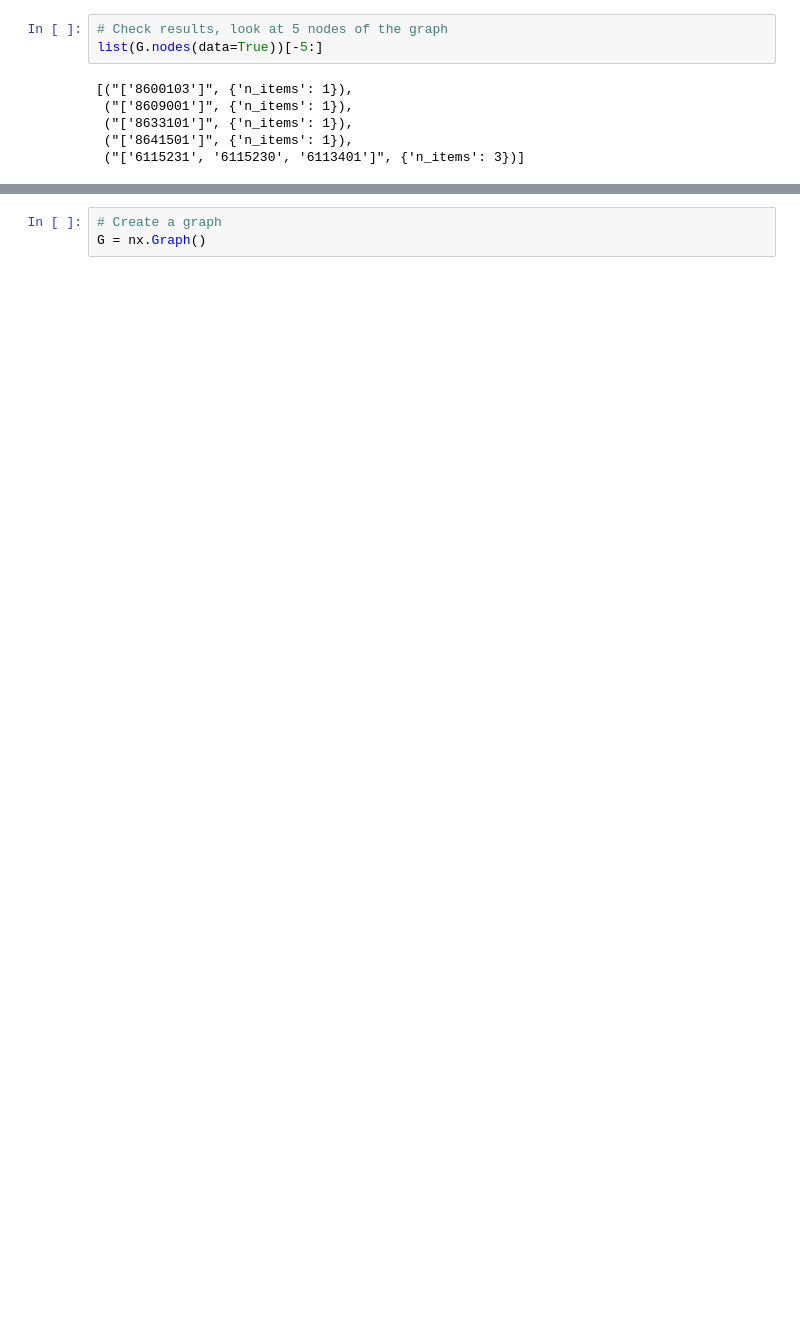
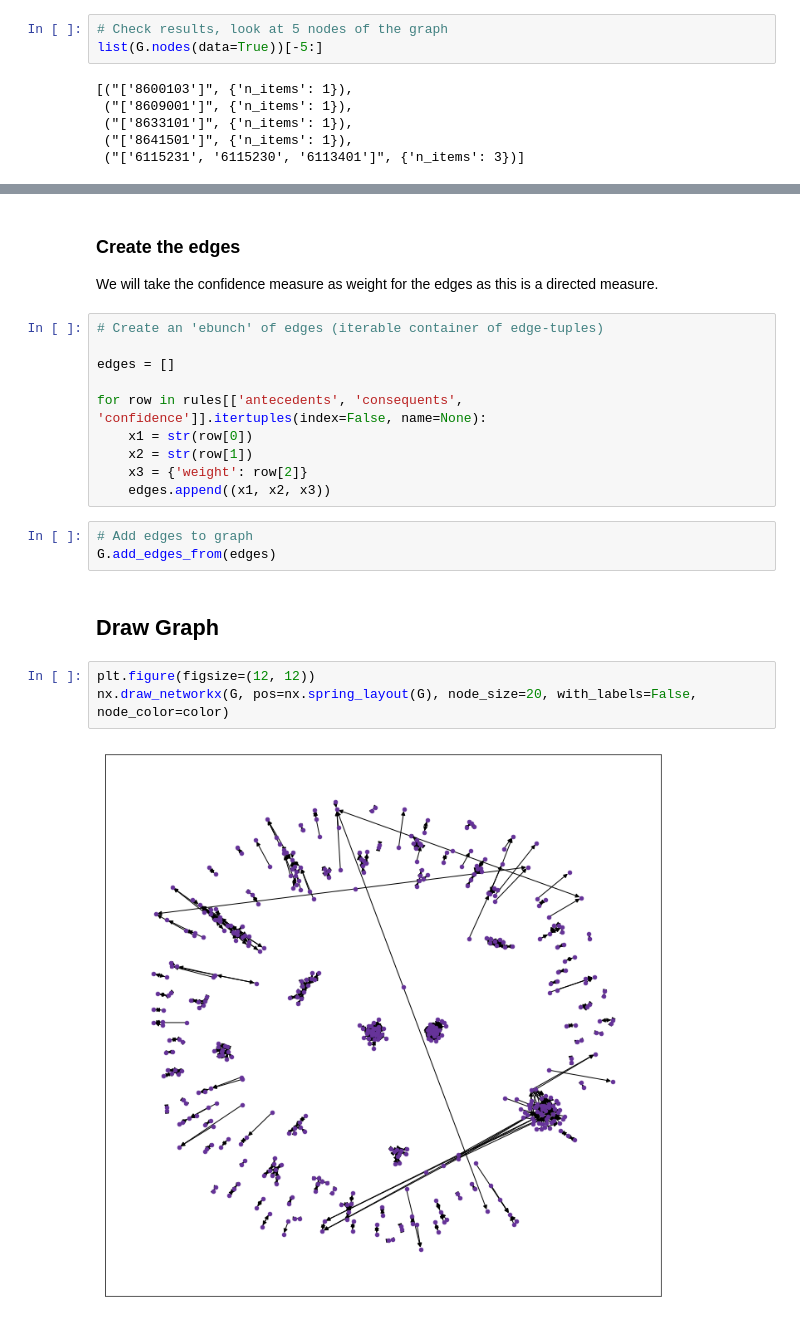
Before and after one commit to rbuerki/projects-ml, a Jupyter notebook: association_rules_mining/Untitled.ipynb, the cells around one changed output, grey strips where cells are left out. Drawn from its saved outputs; the diff is of its cells as text; blank space fills up the shorter version.

```diff
--- a/association_rules_mining/Untitled.ipynb
+++ b/association_rules_mining/Untitled.ipynb
@@ -164,3 +129,24 @@ Name: consequents, dtype: int64
-# %%
-# Create a graph
-G = nx.Graph()
+# %% [markdown]
+### Create the edges
+
+We will take the confidence measure as weight for the edges as this is a directed measure.
+# %%
+# Create an 'ebunch' of edges (iterable container of edge-tuples)
+
+edges = []
+
+for row in rules[['antecedents', 'consequents', 'confidence']].itertuples(index=False, name=None):
+    x1 = str(row[0])
+    x2 = str(row[1])
+    x3 = {'weight': row[2]}
+    edges.append((x1, x2, x3))
+# %%
+# Add edges to graph
+G.add_edges_from(edges)
+# %% [markdown]
+## Draw Graph
+# %%
+plt.figure(figsize=(12, 12))
+nx.draw_networkx(G, pos=nx.spring_layout(G), node_size=20, with_labels=False, node_color=color)
+# %% [output]
+[figure, added]
```
Also changed, not shown: parts of 14 cells of this notebook.
